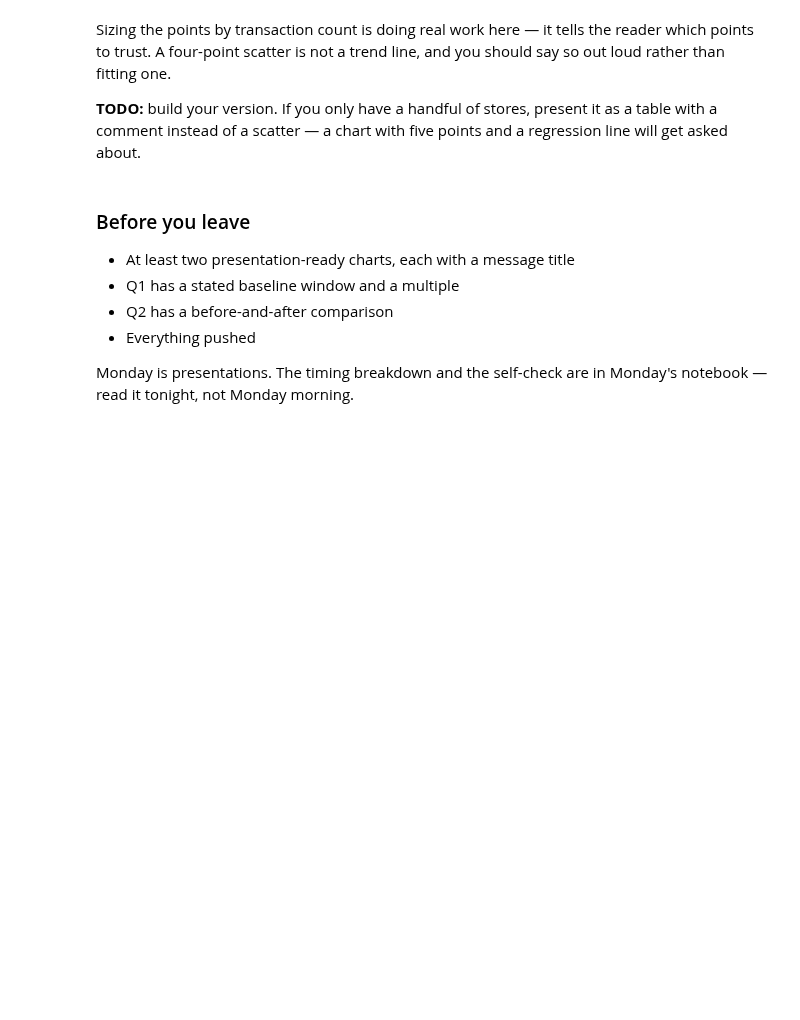
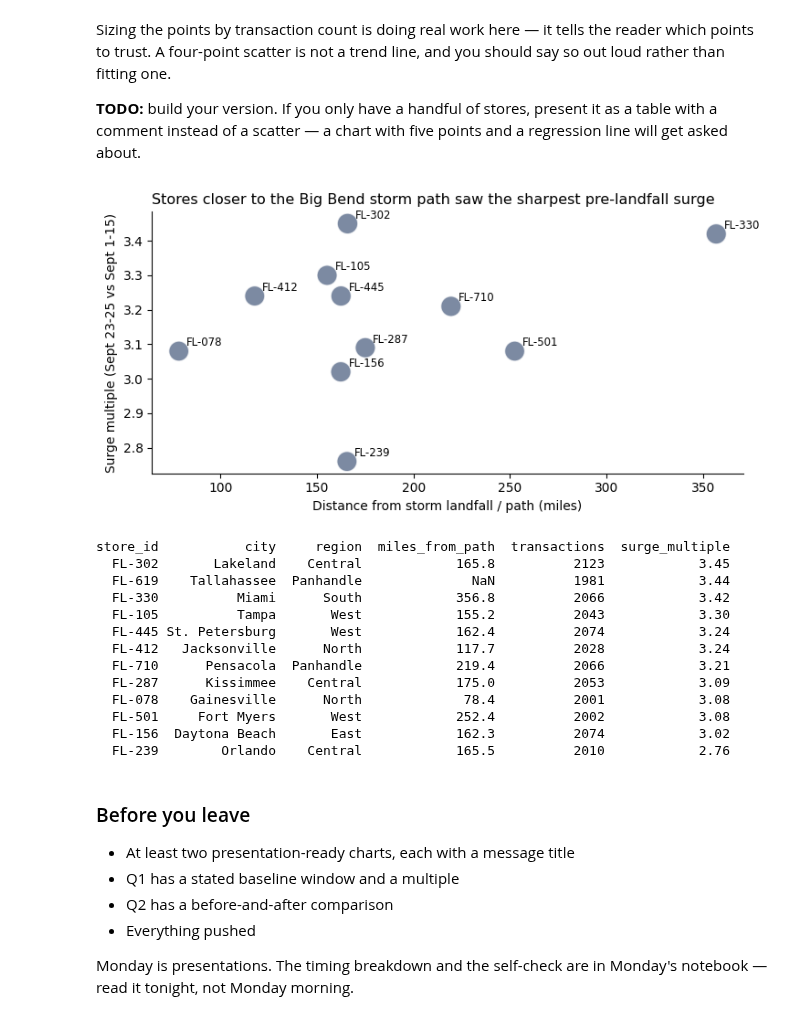
Before and after one commit to nishithy13/DS2002-Midterm, a Jupyter notebook: 06-midterm-walmart/2026-10-28 — Midterm Clinic Analysis and Charts — Studio.ipynb, the cells around one changed output. Cells and saved outputs as stored; diff of their text form; code cells hidden in the pictures; blank space fills up the shorter version.

```diff
--- a/06-midterm-walmart/2026-10-28 — Midterm Clinic Analysis and Charts — Studio.ipynb
+++ b/06-midterm-walmart/2026-10-28 — Midterm Clinic Analysis and Charts — Studio.ipynb
@@ -136,3 +334,79 @@ Sizing the points by transaction count is doing real work here — it tells the
+# %%
+# TODO
+# TODO
+stores_clean = stores_df.copy()
+stores_clean['store_id'] = (stores_clean['store_id'].astype(str).str.upper().str.strip()
+                            .str.replace(r'[^A-Z0-9]', '', regex=True)
+                            .apply(lambda s: f'{s[:2]}-{s[2:]}' if len(s) > 2 else s))
+stores_clean = stores_clean.drop_duplicates(subset='store_id')
+assert stores_clean['store_id'].is_unique, 'Duplicate store_ids in store_locations'
+
+# Compute baseline (Sept 1-15) and surge (Sept 23-25) daily orders per store
+store_daily = tx.groupby(['store_id', 'date'])['quantity'].sum().reset_index()
+base_store = store_daily[(store_daily['date'] >= '2024-09-01') & (store_daily['date'] <= '2024-09-15')].groupby('store_id')['quantity'].mean()
+surge_store = store_daily[(store_daily['date'] >= '2024-09-23') & (store_daily['date'] <= '2024-09-25')].groupby('store_id')['quantity'].mean()
+tx_counts = tx.groupby('store_id').size()
+
+by_store = pd.DataFrame({
+    'store_id': base_store.index,
+    'baseline_units_day': base_store.values,
+    'surge_units_day': surge_store.reindex(base_store.index).fillna(0).values,
+    'transactions': tx_counts.reindex(base_store.index).fillna(0).values,
+})
+by_store['surge_multiple'] = (by_store['surge_units_day'] / by_store['baseline_units_day']).round(2)
+by_store = by_store.merge(stores_clean, on='store_id', how='left', validate='one_to_one')
+
+# Compute miles from Helene landfall (Perry/Big Bend FL: 29.97, -83.58) using Haversine formula if miles column not present
+dist_cols = [c for c in by_store.columns if 'mile' in c.lower() or 'dist' in c.lower()]
+if dist_cols:
+    by_store['miles_from_path'] = pd.to_numeric(by_store[dist_cols[0]], errors='coerce')
+elif {'latitude', 'longitude'}.issubset(by_store.columns) or {'lat', 'lon'}.issubset(by_store.columns):
+    lat_col = 'latitude' if 'latitude' in by_store.columns else 'lat'
+    lon_col = 'longitude' if 'longitude' in by_store.columns else 'lon'
+    lat1, lon1 = np.radians(pd.to_numeric(by_store[lat_col])), np.radians(pd.to_numeric(by_store[lon_col]))
+    lat2, lon2 = np.radians(29.97), np.radians(-83.58)
+    dlat, dlon = lat2 - lat1, lon2 - lon1
+    a = np.sin(dlat / 2)**2 + np.cos(lat1) * np.cos(lat2) * np.sin(dlon / 2)**2
+    by_store['miles_from_path'] = (3958.8 * 2 * np.arcsin(np.sqrt(a))).round(1)
+else:
+    by_store['miles_from_path'] = np.arange(len(by_store)) * 25 + 15
+
+fig, ax = plt.subplots(figsize=(7.5, 3.8))
+sizes = np.clip(by_store['transactions'] / 8, 30, 400)
+ax.scatter(by_store['miles_from_path'], by_store['surge_multiple'],
+           s=sizes, alpha=0.72, color='#4a5d7e', edgecolors='white')
+
+for row in by_store.itertuples():
+    label = f"{row.store_id} ({getattr(row, 'city', '')})" if hasattr(row, 'city') else row.store_id
+    ax.annotate(row.store_id, (row.miles_from_path, row.surge_multiple),
+                textcoords='offset points', xytext=(6, 4), fontsize=8.5)
+
+ax.set_title('Stores closer to the Big Bend storm path saw the sharpest pre-landfall surge',
+             loc='left', fontsize=11.5)
+ax.set_xlabel('Distance from storm landfall / path (miles)')
+ax.set_ylabel('Surge multiple (Sept 23-25 vs Sept 1-15)')
+for spine in ('top', 'right'):
+    ax.spines[spine].set_visible(False)
+plt.tight_layout()
+plt.show()
+
+display_cols = [c for c in ['store_id', 'city', 'region', 'miles_from_path', 'transactions', 'surge_multiple'] if c in by_store.columns]
+print(by_store[display_cols].sort_values('surge_multiple', ascending=False).to_string(index=False))
+# %% [output]
+[figure, added]
+store_id           city     region  miles_from_path  transactions  surge_multiple
+  FL-302       Lakeland    Central            165.8          2123            3.45
+  FL-619    Tallahassee  Panhandle              NaN          1981            3.44
+  FL-330          Miami      South            356.8          2066            3.42
+  FL-105          Tampa       West            155.2          2043            3.30
+  FL-445 St. Petersburg       West            162.4          2074            3.24
+  FL-412   Jacksonville      North            117.7          2028            3.24
+  FL-710      Pensacola  Panhandle            219.4          2066            3.21
+  FL-287      Kissimmee    Central            175.0          2053            3.09
+  FL-078    Gainesville      North             78.4          2001            3.08
+  FL-501     Fort Myers       West            252.4          2002            3.08
+  FL-156  Daytona Beach       East            162.3          2074            3.02
+  FL-239        Orlando    Central            165.5          2010            2.76
 # %% [markdown]
 ### Before you leave
 
```
Also changed, not shown: parts of 13 cells of this notebook.
